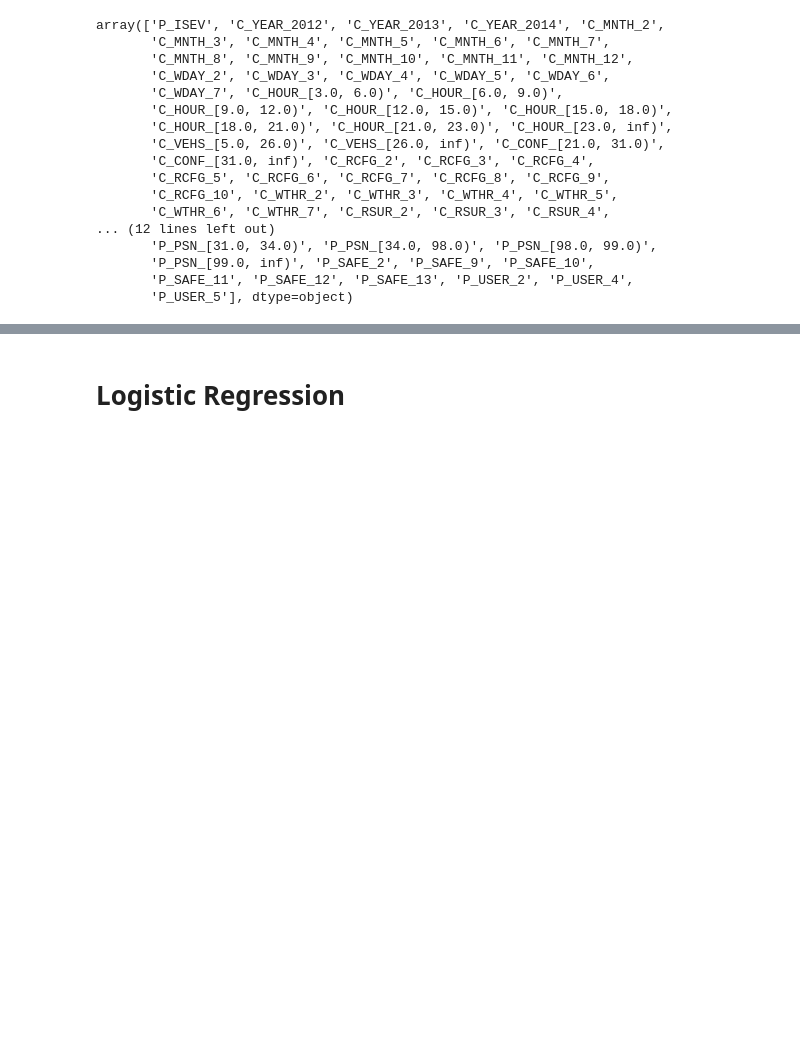
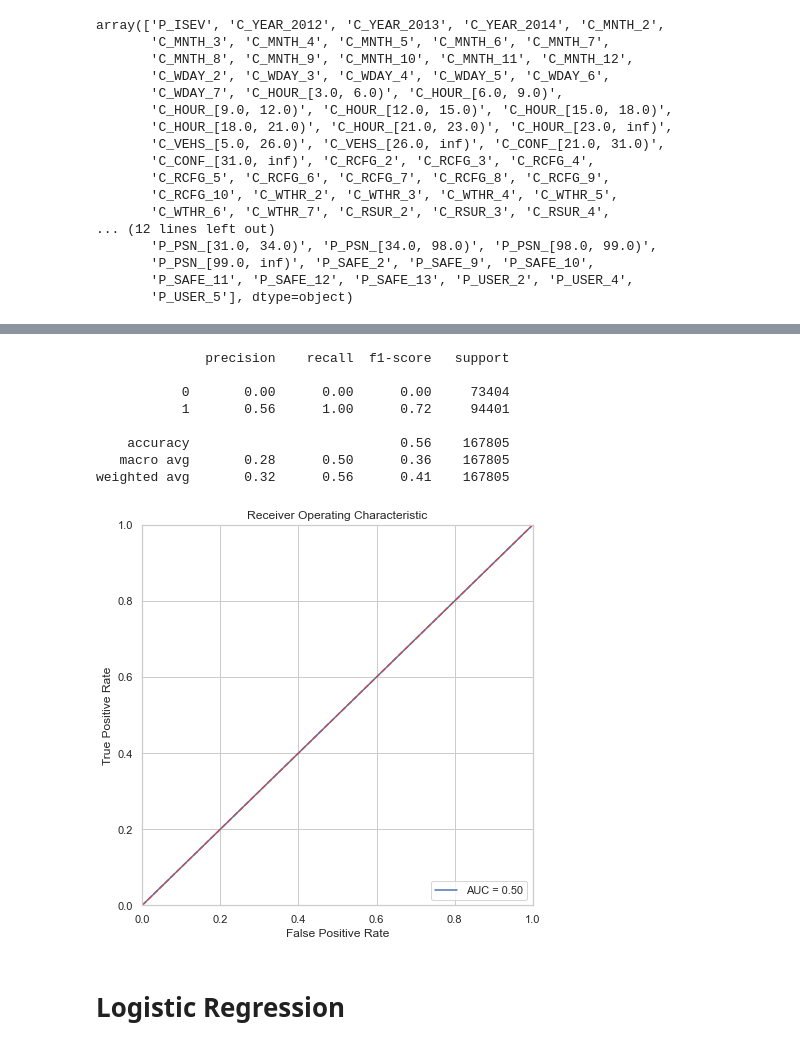
Before and after one commit to cocassel/car-accidents, a Jupyter notebook: car-accidents.ipynb, the cells around one changed output, grey strips where cells are left out. Drawn from its saved outputs; the diff is of its cells as text; code cells hidden in the pictures; blank space fills up the shorter version.

```diff
--- a/car-accidents.ipynb
+++ b/car-accidents.ipynb
@@ -557,3 +583,31 @@ X_train, X_test, y_train, y_test = train_test_split(train.drop('P_ISEV',axis=1),
+# %%
+# Evaluate model using the testing data set
+print(classification_report(y_test,predictions))
+
+# Create ROC curve and get AUC
+fpr, tpr, threshold = roc_curve(y_test, predictions)
+roc_auc = auc(fpr, tpr)
+
+fig, ax = plt.subplots(figsize=(7, 7))
+plt.title('Receiver Operating Characteristic')
+plt.plot(fpr, tpr, 'b', label = 'AUC = %0.2f' % roc_auc)
+plt.legend(loc = 'lower right')
+plt.plot([0, 1], [0, 1],'r--')
+plt.xlim([0, 1])
+plt.ylim([0, 1])
+plt.ylabel('True Positive Rate')
+plt.xlabel('False Positive Rate')
+plt.show()
+# %% [output]
+              precision    recall  f1-score   support
+
+           0       0.00      0.00      0.00     73404
+           1       0.56      1.00      0.72     94401
+
+    accuracy                           0.56    167805
+   macro avg       0.28      0.50      0.36    167805
+weighted avg       0.32      0.56      0.41    167805
+[figure, added]
 # %% [markdown]
 # Logistic Regression
 # %%
```
Also changed, not shown: parts of 11 cells of this notebook.
